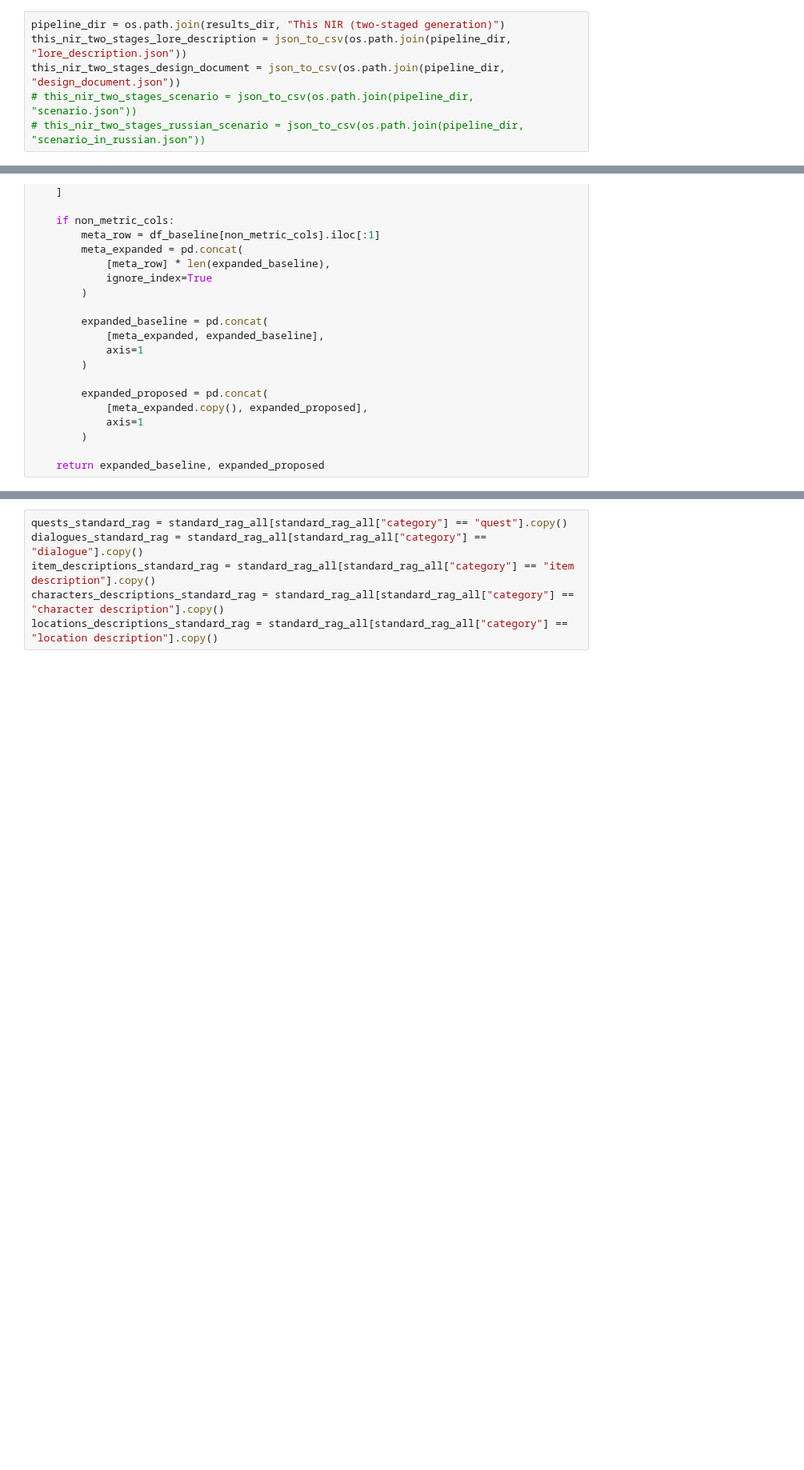
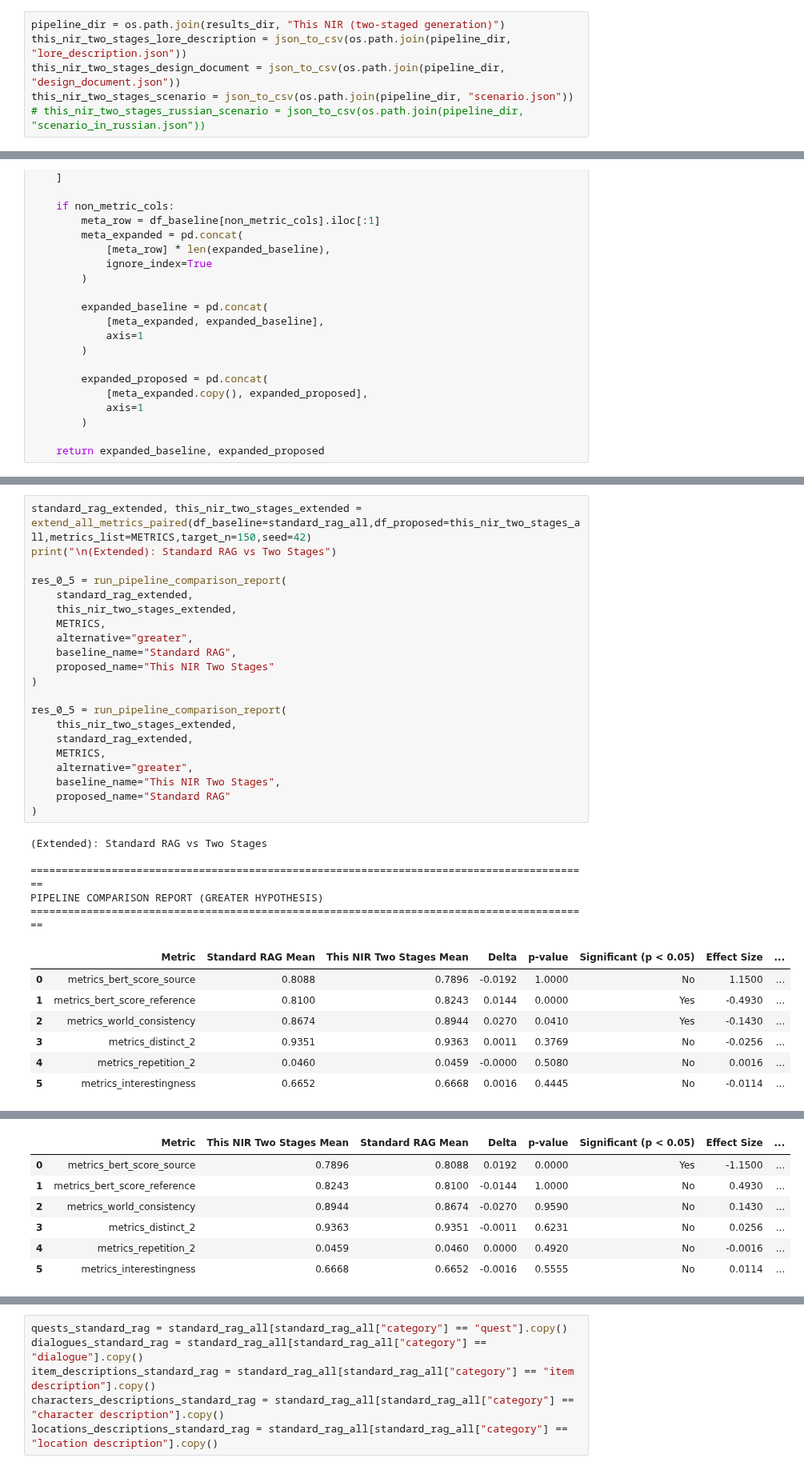
Before and after one commit to Alisazzzz/nir567, a Jupyter notebook: notebooks/testing_several_answer_pipelines.ipynb, the cells around one changed output, grey strips where cells are left out. Shown at 80% size. Cells and saved outputs as stored; diff of their text form; blank space fills up the shorter version.

```diff
--- a/notebooks/testing_several_answer_pipelines.ipynb
+++ b/notebooks/testing_several_answer_pipelines.ipynb
@@ -970,7 +925,7 @@ JSON converted to: e:\YourLittleNarrativeAdviser\nir567\assets\outputs\test_resu
 pipeline_dir = os.path.join(results_dir, "This NIR (two-staged generation)")
 this_nir_two_stages_lore_description = json_to_csv(os.path.join(pipeline_dir, "lore_description.json"))
 this_nir_two_stages_design_document = json_to_csv(os.path.join(pipeline_dir, "design_document.json"))
-# this_nir_two_stages_scenario = json_to_csv(os.path.join(pipeline_dir, "scenario.json"))
+this_nir_two_stages_scenario = json_to_csv(os.path.join(pipeline_dir, "scenario.json"))
 # this_nir_two_stages_russian_scenario = json_to_csv(os.path.join(pipeline_dir, "scenario_in_russian.json"))
 # %% [output]
 JSON converted to: e:\YourLittleNarrativeAdviser\nir567\assets\outputs\test_results\This NIR (two-staged generation)\lore_description.csv
@@ -1252,0 +1277,34 @@ def extend_all_metrics_paired(
+# %%
+standard_rag_extended, this_nir_two_stages_extended = extend_all_metrics_paired(df_baseline=standard_rag_all,df_proposed=this_nir_two_stages_all,metrics_list=METRICS,target_n=150,seed=42)
+print("\n(Extended): Standard RAG vs Two Stages")
+
+res_0_5 = run_pipeline_comparison_report(
+    standard_rag_extended,
+    this_nir_two_stages_extended,
+    METRICS,
+    alternative="greater",
+    baseline_name="Standard RAG",
+    proposed_name="This NIR Two Stages"
+)
+
+res_0_5 = run_pipeline_comparison_report(
+    this_nir_two_stages_extended,
+    standard_rag_extended,
+    METRICS,
+    alternative="greater",
+    baseline_name="This NIR Two Stages",
+    proposed_name="Standard RAG"
+)
+# %% [output]
+(Extended): Standard RAG vs Two Stages
+
+==========================================================================================
+PIPELINE COMPARISON REPORT (GREATER HYPOTHESIS)
+==========================================================================================
+|  | Metric | Standard RAG Mean | This NIR Two Stages Mean | Delta | p-value | Significant (p < 0.05) | Effect Size | ... |
+| 0 | metrics_bert_score_source | 0.8088 | 0.7896 | -0.0192 | 1.0000 | No | 1.1500 | ... |
+| 1 | metrics_bert_score_reference | 0.8100 | 0.8243 | 0.0144 | 0.0000 | Yes | -0.4930 | ... |
+| 2 | metrics_world_consistency | 0.8674 | 0.8944 | 0.0270 | 0.0410 | Yes | -0.1430 | ... |
+| 3 | metrics_distinct_2 | 0.9351 | 0.9363 | 0.0011 | 0.3769 | No | -0.0256 | ... |
+| 4 | metrics_repetition_2 | 0.0460 | 0.0459 | -0.0000 | 0.5080 | No | 0.0016 | ... |
+| 5 | metrics_interestingness | 0.6652 | 0.6668 | 0.0016 | 0.4445 | No | -0.0114 | ... |
@@ -1252,0 +1323,7 @@ def extend_all_metrics_paired(
+|  | Metric | This NIR Two Stages Mean | Standard RAG Mean | Delta | p-value | Significant (p < 0.05) | Effect Size | ... |
+| 0 | metrics_bert_score_source | 0.7896 | 0.8088 | 0.0192 | 0.0000 | Yes | -1.1500 | ... |
+| 1 | metrics_bert_score_reference | 0.8243 | 0.8100 | -0.0144 | 1.0000 | No | 0.4930 | ... |
+| 2 | metrics_world_consistency | 0.8944 | 0.8674 | -0.0270 | 0.9590 | No | 0.1430 | ... |
+| 3 | metrics_distinct_2 | 0.9363 | 0.9351 | -0.0011 | 0.6231 | No | 0.0256 | ... |
+| 4 | metrics_repetition_2 | 0.0459 | 0.0460 | 0.0000 | 0.4920 | No | -0.0016 | ... |
+| 5 | metrics_interestingness | 0.6668 | 0.6652 | -0.0016 | 0.5555 | No | 0.0114 | ... |
```
Also changed, not shown: parts of 25 cells of this notebook, 23 other files.
